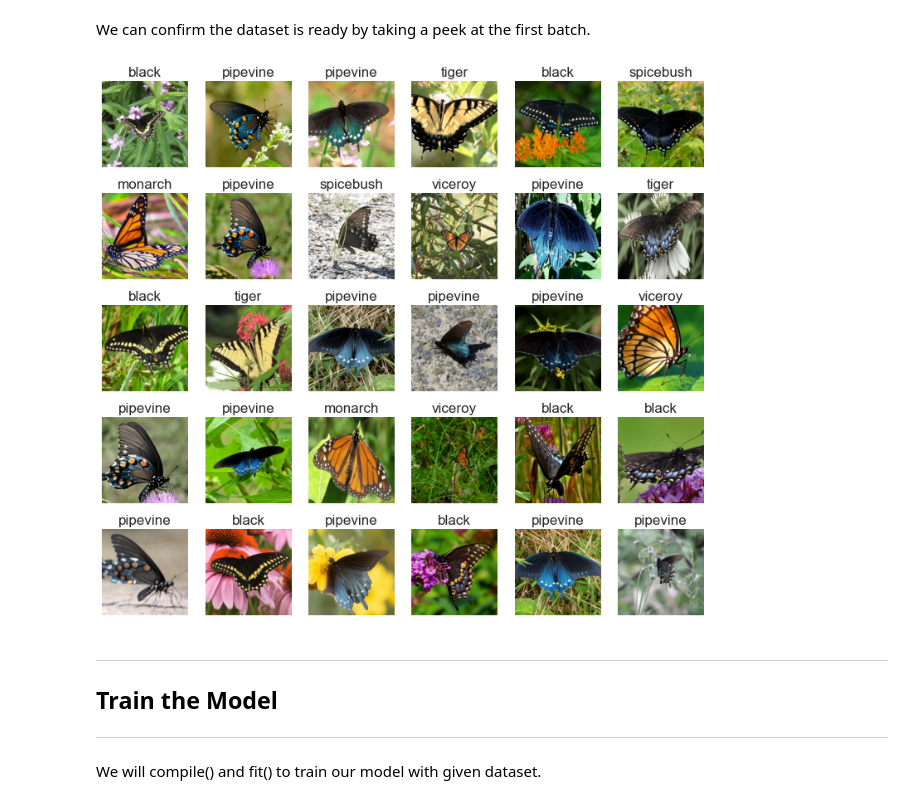
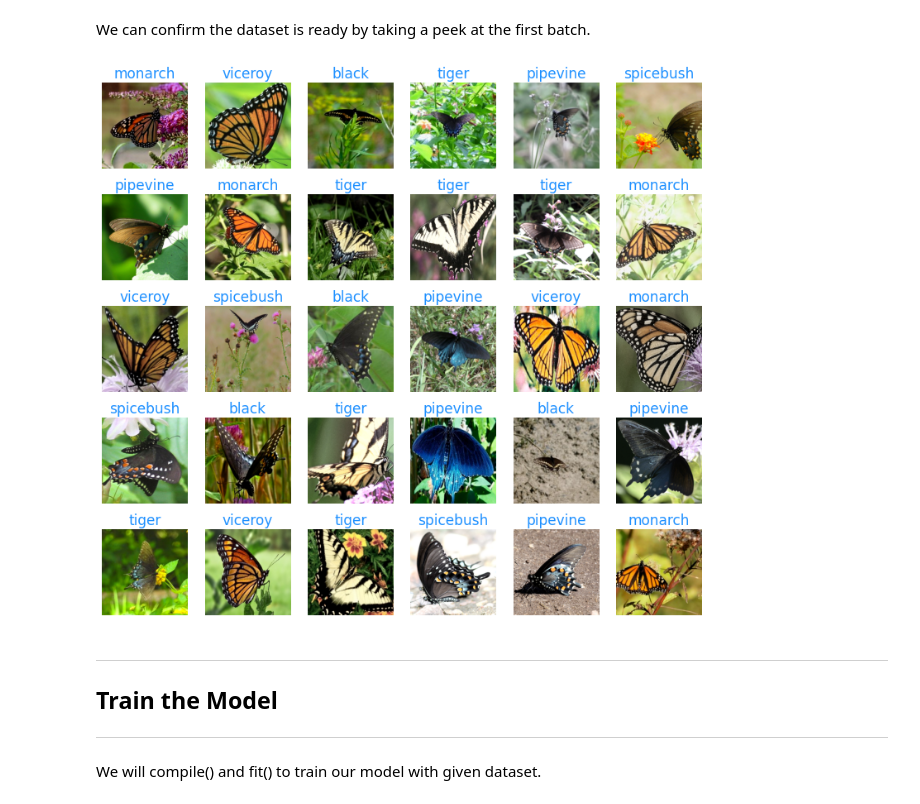
Before and after one commit to KeithPinson/Yum-or-Yuck-2022-Butterfly-Mimics, a Jupyter notebook: yoy_mimics_2022_baseline.ipynb, the cells around one changed output. Saved outputs shown, nothing was run; the diff lists cells and outputs as text; code cells hidden in the pictures.

Commit message:
🐛 fix: Correct text color after Pycharm stopped showing white background

```diff
--- a/yoy_mimics_2022_baseline.ipynb
+++ b/yoy_mimics_2022_baseline.ipynb
@@ -41,7 +41,8 @@ This notebook will:
 # %%
 # Hyper-parameters
 LEARNING_RATE = 0.0003
-EPOCHS = 10
+EPOCHS = 88
+REPEATS = 3
 
 # Other constants
 IMAGE_WIDTH = IMAGE_HEIGHT = 224
@@ -181,3 +169,5 @@ Shape of pre-trained network: (7, 7, 2048)
+# %%
+base_model = headless_efficientnet
 # %% [markdown]
 ##
 ---
@@ -205,8 +195,7 @@ x = inputs
 
 x = RandomRotation(factor=0.2, fill_mode='nearest')(x)
 x = RandomZoom((-0.2, 0.2), fill_mode='nearest')(x)
-# x = headless_efficientnet(x, training=True)  # To run in inference mode set training=False
-x = headless_resnet50(x, training=True)  # To run in inference mode set training=False
+x = base_model(x, training=True)  # To run in inference mode set training=False
 x = butterfly_classifier(x)
 
 outputs = Dense(class_count, activation='softmax')(x)
@@ -415,7 +404,7 @@ train_ds_prebatch = train_ds_prebatch.map(drop_image_id)        # Drop image id
 validate_ds_prebatch = validate_ds_prebatch.map(drop_image_id)  # Drop image id
 
 # Finish preprocessing Training Dataset
-train_ds_prebatch = train_ds_prebatch.repeat(3)
+train_ds_prebatch = train_ds_prebatch.repeat(REPEATS)
 train_ds_prebatch = train_ds_prebatch.map(train_preprocess, num_parallel_calls=AUTOTUNE)
 train_ds_prebatch = train_ds_prebatch.cache()
 train_ds_prebatch = train_ds_prebatch.shuffle(buffer_size=BUFFER_SIZE, reshuffle_each_iteration=True)
@@ -482,23 +470,23 @@ We can confirm the dataset is ready by taking a peek at the first batch.
 # %%
 plt.figure(figsize=(13,12))
 
 # Get the first batch
 image_batch, label_batch = next(iter(train_ds))
 
 rows = 5
 cols = 6
 for i in range(rows*cols):
     butterfly_image = decode_image(image_batch[i])
     butterfly_label = decode_label(label_batch[i])
 
     ax = plt.subplot(rows, cols, i+1)
     plt.imshow(butterfly_image)
-    plt.title(butterfly_label, fontsize=17)
+    plt.title(butterfly_label, color="dodgerblue", fontsize=17)
     plt.axis("off")
 
 plt.show()
 # %% [output]
-[figure, old version]
+[figure, new version]
 # %% [markdown]
 ---
 ## Train the Model
```
Also changed, not shown: parts of 14 cells of this notebook.
